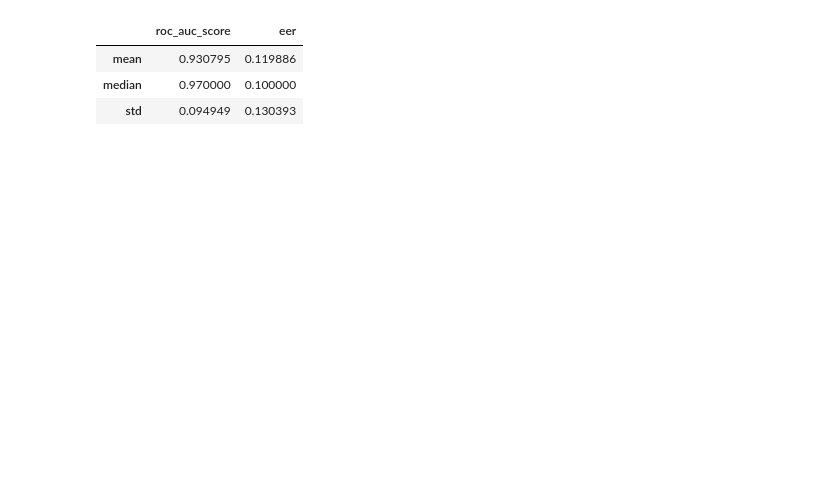
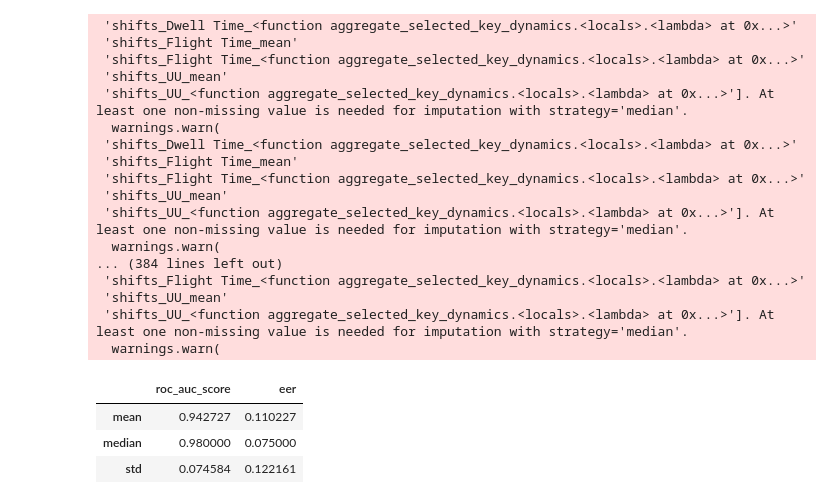
Before and after one commit to m-heldt/behavioral-ml, a Jupyter notebook: notebooks/models.ipynb, the cells around one changed output. Cells and saved outputs as stored; diff of their text form; code cells hidden in the pictures; blank space fills up the shorter version.

```diff
--- a/notebooks/models.ipynb
+++ b/notebooks/models.ipynb
@@ -112,5 +131,8 @@ np.float64(0.9234090909090908)
 # %%
-X_enrolls, X_evals, y_evals = train.split_for_anomaly(X, y, enroll=5)
+from sklearn.metrics import roc_auc_score
+from sklearn.metrics.pairwise import manhattan_distances
+
+X_enrolls, X_evals, y_evals = train.split_for_novelty(key_features, enroll=5)
 
 pipeline = make_pipeline(
     SimpleImputer(strategy="median"),
@@ -133,5 +155,5 @@ for user_id in range(1, 89):
 
     roc_aucs.append(roc_auc_score(y_evals[user_id], score))
 
-np.mean(roc_aucs), np.median(roc_aucs)
+np.mean(roc_aucs), np.median(roc_aucs), np.std(roc_aucs)
 # %% [output]
@@ -138,0 +180,16 @@ np.mean(roc_aucs), np.median(roc_aucs)
+# %%
+from sklearn.base import clone
+
+cv = StratifiedKFold(n_splits=5, shuffle=True, random_state=42)
+
+X_evals, y_evals = train.get_differential_dataset(key_features, by="user")
+
+model = make_pipeline(
+    SimpleImputer(strategy="median"),
+    StandardScaler(),
+    LogisticRegression(C=1),
+)
+
+_, _, metrics = train.train_binary_classifier(model, cv, X_evals, y_evals, metrics={"roc_auc": roc_auc_score})
+
+pd.DataFrame.from_dict(metrics, orient="index").mean()
@@ -139,10 +356,12 @@ np.mean(roc_aucs), np.median(roc_aucs)
 # %%
+X_enrolls, X_evals, y_evals = train.split_for_novelty(key_features)
+
 pipeline = make_pipeline(
     SimpleImputer(strategy="median"),
     StandardScaler()
 )
 
-y_true, y_score = train.train_anomaly_detector(pipeline, manhattan_distances, X, y)
+y_true, y_score = train.train_anomaly_detector(pipeline, manhattan_distances, X_enrolls, X_evals, y_evals)
 
 roc_auc_score(y_true, y_score)
 # %% [output]
@@ -151,7 +387,7 @@ roc_auc_score(y_true, y_score)
 from sklearn.ensemble import IsolationForest
 from sklearn.svm import OneClassSVM
 
-X_enrolls, X_evals, y_evals = train.split_for_anomaly(X, y, enroll=5)
+X_enrolls, X_evals, y_evals = train.split_for_novelty(key_features.join(mouse_features), enroll=5)
 
 metrics = {
     "roc_auc_score": roc_auc_score,
@@ -162,7 +398,7 @@ preprocessing_pipeline = make_pipeline(
     SimpleImputer(strategy="median")
 )
 
-clf = IsolationForest(n_estimators=100)
+clf = IsolationForest(n_estimators=200)
 
 y_true = []
 y_score = []
@@ -196,7 +449,7 @@ pd.DataFrame(results).agg(["mean", "median", "std"])
 from sklearn.ensemble import IsolationForest
 from sklearn.svm import OneClassSVM
 
-X_enrolls, X_evals, y_evals = train.split_for_anomaly(X, y, enroll=5)
+X_enrolls, X_evals, y_evals = train.split_for_novelty(key_features, enroll=5)
 
 metrics = {
     "roc_auc_score": roc_auc_score,
@@ -207,34 +460,53 @@ preprocessing_pipeline = make_pipeline(
     SimpleImputer(strategy="median"),
     StandardScaler()
 )
 
-clf = OneClassSVM(kernel="rbf", gamma="auto")
+clf = OneClassSVM(kernel="rbf", gamma="scale")
 
 y_true = []
 y_score = []
 results = []
 for user_id in range(1, 89):
 
     X_enroll = preprocessing_pipeline.fit_transform(X_enrolls[user_id])
     X_eval = preprocessing_pipeline.transform(X_evals[user_id])
 
     clf.fit(X_enroll)
 
     score = clf.decision_function(X_eval)
 
     y_true.append(y_evals[user_id])
     y_score.append(score)
 
 
     if metrics != None:
         user_results = {}
         for m in metrics:
             user_results[m] = metrics[m](y_evals[user_id], score)
             results.append(user_results)
 
+
+
 pd.DataFrame(results).agg(["mean", "median", "std"])
 # %% [output]
+ 'shifts_Dwell Time_<function aggregate_selected_key_dynamics.<locals>.<lambda> at 0x...>'
+ 'shifts_Flight Time_mean'
+ 'shifts_Flight Time_<function aggregate_selected_key_dynamics.<locals>.<lambda> at 0x...>'
+ 'shifts_UU_mean'
+ 'shifts_UU_<function aggregate_selected_key_dynamics.<locals>.<lambda> at 0x...>']. At least one non-missing value is needed for imputation with strategy='median'.
+  warnings.warn(
+ 'shifts_Dwell Time_<function aggregate_selected_key_dynamics.<locals>.<lambda> at 0x...>'
+ 'shifts_Flight Time_mean'
+ 'shifts_Flight Time_<function aggregate_selected_key_dynamics.<locals>.<lambda> at 0x...>'
+ 'shifts_UU_mean'
+ 'shifts_UU_<function aggregate_selected_key_dynamics.<locals>.<lambda> at 0x...>']. At least one non-missing value is needed for imputation with strategy='median'.
+  warnings.warn(
+... (384 lines left out)
+ 'shifts_Flight Time_<function aggregate_selected_key_dynamics.<locals>.<lambda> at 0x...>'
+ 'shifts_UU_mean'
+ 'shifts_UU_<function aggregate_selected_key_dynamics.<locals>.<lambda> at 0x...>']. At least one non-missing value is needed for imputation with strategy='median'.
+  warnings.warn(
 |  | roc_auc_score | eer |
-| mean | 0.930795 | 0.119886 |
-| median | 0.970000 | 0.100000 |
-| std | 0.094949 | 0.130393 |
+| mean | 0.942727 | 0.110227 |
+| median | 0.980000 | 0.075000 |
+| std | 0.074584 | 0.122161 |
```
Also changed, not shown: parts of 15 cells of this notebook, 1 other file.
